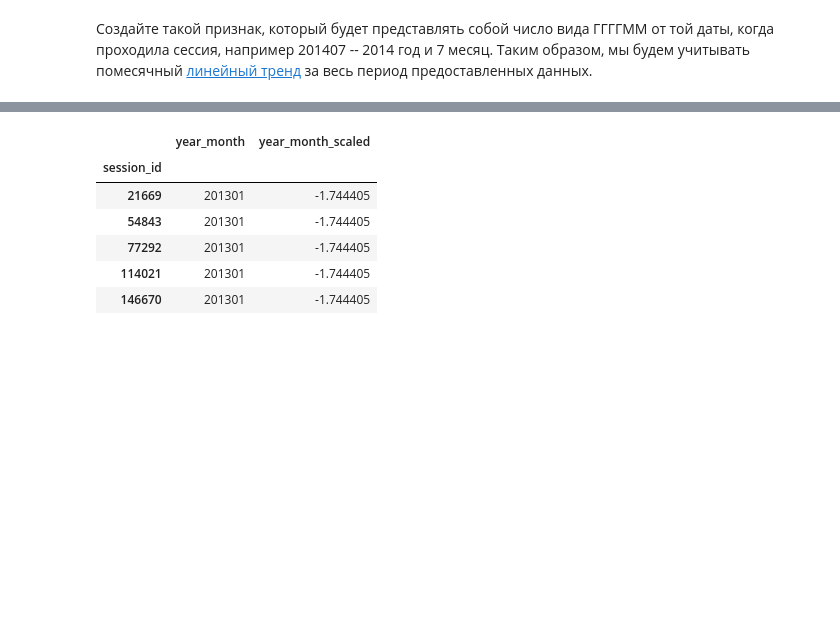
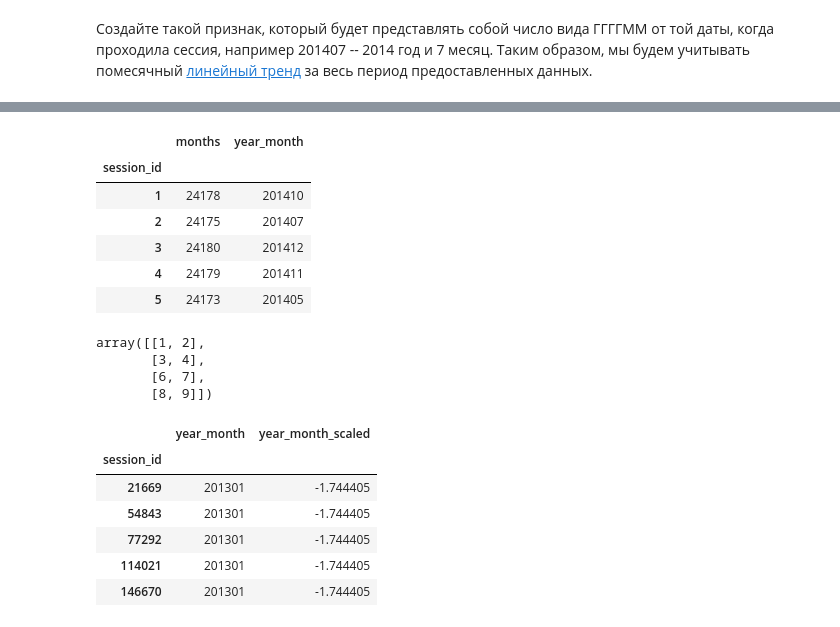
Before and after one commit to x-raizor/mlcourse_open, a Jupyter notebook: jupyter_notebooks/topic04_linear_models/lesson4_practice_alice_by_andrew.ipynb, the cells around one changed output, grey strips where cells are left out. Saved outputs shown, nothing was run; the diff lists cells and outputs as text; code cells hidden in the pictures; blank space fills up the shorter version.

```diff
--- a/jupyter_notebooks/topic04_linear_models/lesson4_practice_alice_by_andrew.ipynb
+++ b/jupyter_notebooks/topic04_linear_models/lesson4_practice_alice_by_andrew.ipynb
@@ -218,2 +234,20 @@ new_feat_train.head()
+# %%
+new_feat_test.head()
+# %% [output]
+|  | months | year_month |
+| session_id |  |  |
+| 1 | 24178 | 201410 |
+| 2 | 24175 | 201407 |
+| 3 | 24180 | 201412 |
+| 4 | 24179 | 201411 |
+| 5 | 24173 | 201405 |
+# %%
+x = np.array([[1, 2, 3, 4], [6, 7, 8, 9]])
+x.reshape(-4, 2)
+# %% [output]
+array([[1, 2],
+       [3, 4],
+       [6, 7],
+       [8, 9]])
 # %%
 scaler = StandardScaler()
```
Also changed, not shown: parts of 16 cells of this notebook, 2 other files.
